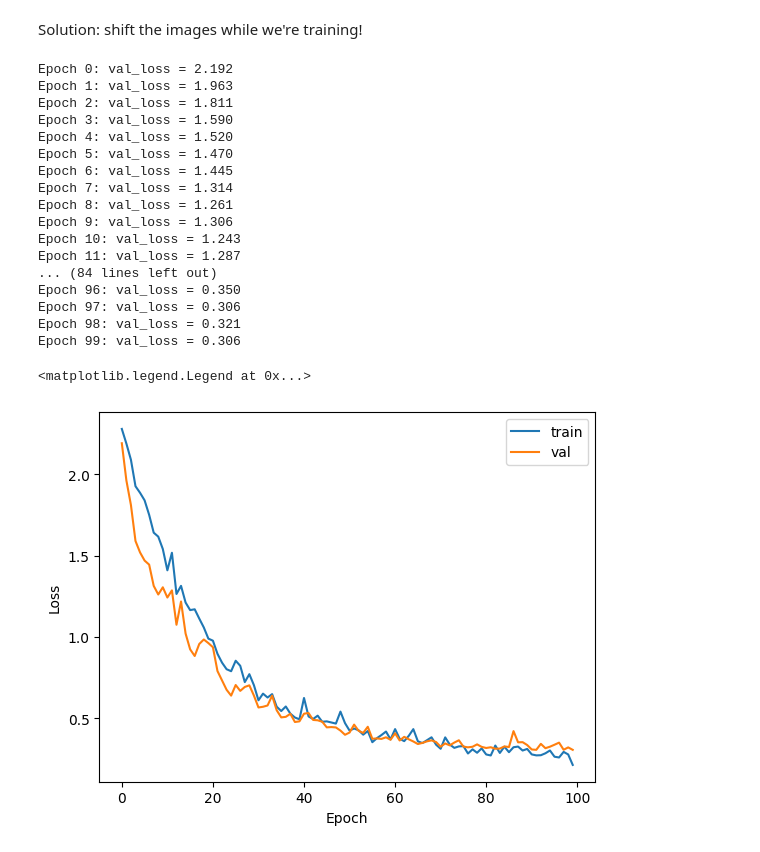
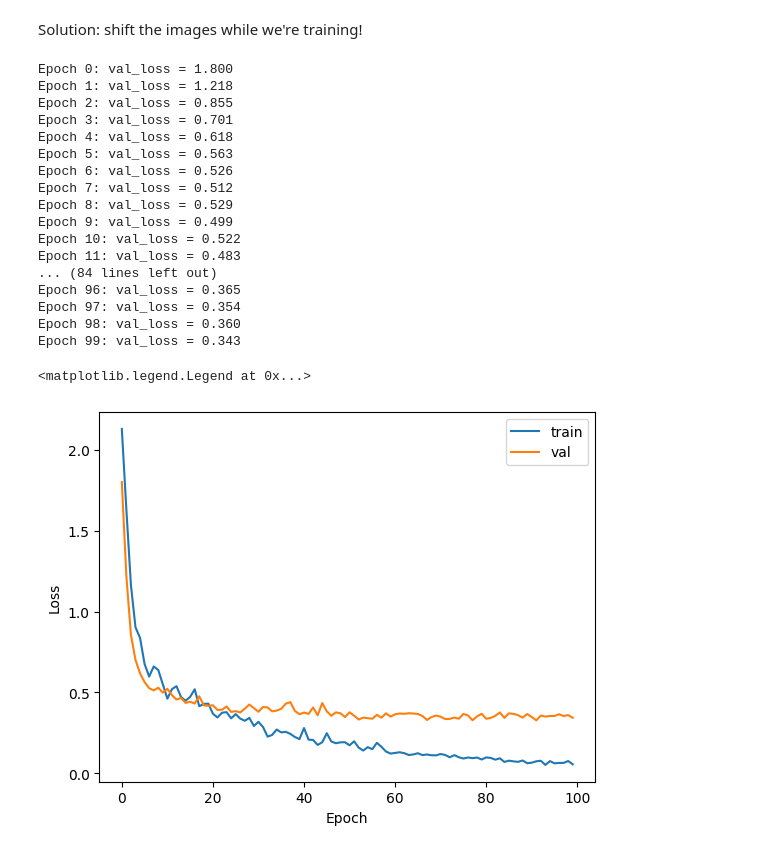
Before and after one commit to Calvin-Data-Science/cs375-376-public, a Jupyter notebook: notebooks/u06n1-mnist-torch.ipynb, the cells around one changed output. Saved outputs shown, nothing was run; the diff lists cells and outputs as text; code cells hidden in the pictures.

```diff
--- a/notebooks/u06n1-mnist-torch.ipynb
+++ b/notebooks/u06n1-mnist-torch.ipynb
@@ -216,14 +216,13 @@ learning_rate = 0.1
 # Training loop!
 train_losses = []
 val_losses = []
-augment_range = 4
 
 for epoch in range(max_iter):
     train_loss = 0.
     for i, (x_batch, y_batch) in enumerate(train_loader):
         # Apply random shifts to the images. Pick a shift for this batch.
-        shift_x = torch.randint(-augment_range, augment_range + 1, size=(1,))
-        shift_y = torch.randint(-augment_range, augment_range + 1, size=(1,))
+        shift_x = torch.randint(-1, 2, size=(1,))
+        shift_y = torch.randint(-1, 2, size=(1,))
         x_batch_shifted = shift_images(x_batch, shift_x, shift_y)
 
         # Forward pass
@@ -235,47 +234,47 @@ for epoch in range(max_iter):
 
         # Backward pass
         # Clear old gradients
         model.zero_grad()
         # Compute the gradients
         loss.backward()
         # Update the weights
         for param in model.parameters():
             param.data -= ... * param.grad
     train_loss /= len(train_loader)
     train_losses.append(train_loss)
 
     # Compute validation loss
     with torch.no_grad():
         val_loss = 0.
         for x_val_batch, y_val_batch in val_loader:
             logits = ...
             val_loss += ...
         val_loss /= len(val_loader)
         val_losses.append(val_loss)
     print(f"Epoch {epoch}: val_loss = {val_loss:.3f}")
 
 plt.plot(train_losses, label='train')
 plt.plot(val_losses, label='val')
 plt.xlabel('Epoch')
 plt.ylabel('Loss')
 plt.legend()
 # %% [output]
-Epoch 0: val_loss = 2.192
-Epoch 1: val_loss = 1.963
-Epoch 2: val_loss = 1.811
-Epoch 3: val_loss = 1.590
-Epoch 4: val_loss = 1.520
-Epoch 5: val_loss = 1.470
-Epoch 6: val_loss = 1.445
-Epoch 7: val_loss = 1.314
-Epoch 8: val_loss = 1.261
-Epoch 9: val_loss = 1.306
-Epoch 10: val_loss = 1.243
-Epoch 11: val_loss = 1.287
+Epoch 0: val_loss = 1.800
+Epoch 1: val_loss = 1.218
+Epoch 2: val_loss = 0.855
+Epoch 3: val_loss = 0.701
+Epoch 4: val_loss = 0.618
+Epoch 5: val_loss = 0.563
+Epoch 6: val_loss = 0.526
+Epoch 7: val_loss = 0.512
+Epoch 8: val_loss = 0.529
+Epoch 9: val_loss = 0.499
+Epoch 10: val_loss = 0.522
+Epoch 11: val_loss = 0.483
 ... (84 lines left out)
-Epoch 96: val_loss = 0.350
-Epoch 97: val_loss = 0.306
-Epoch 98: val_loss = 0.321
-Epoch 99: val_loss = 0.306
+Epoch 96: val_loss = 0.365
+Epoch 97: val_loss = 0.354
+Epoch 98: val_loss = 0.360
+Epoch 99: val_loss = 0.343
 <matplotlib.legend.Legend at 0x...>
-[figure, old version]
+[figure, new version]
```
Also changed, not shown: parts of 4 cells of this notebook.
